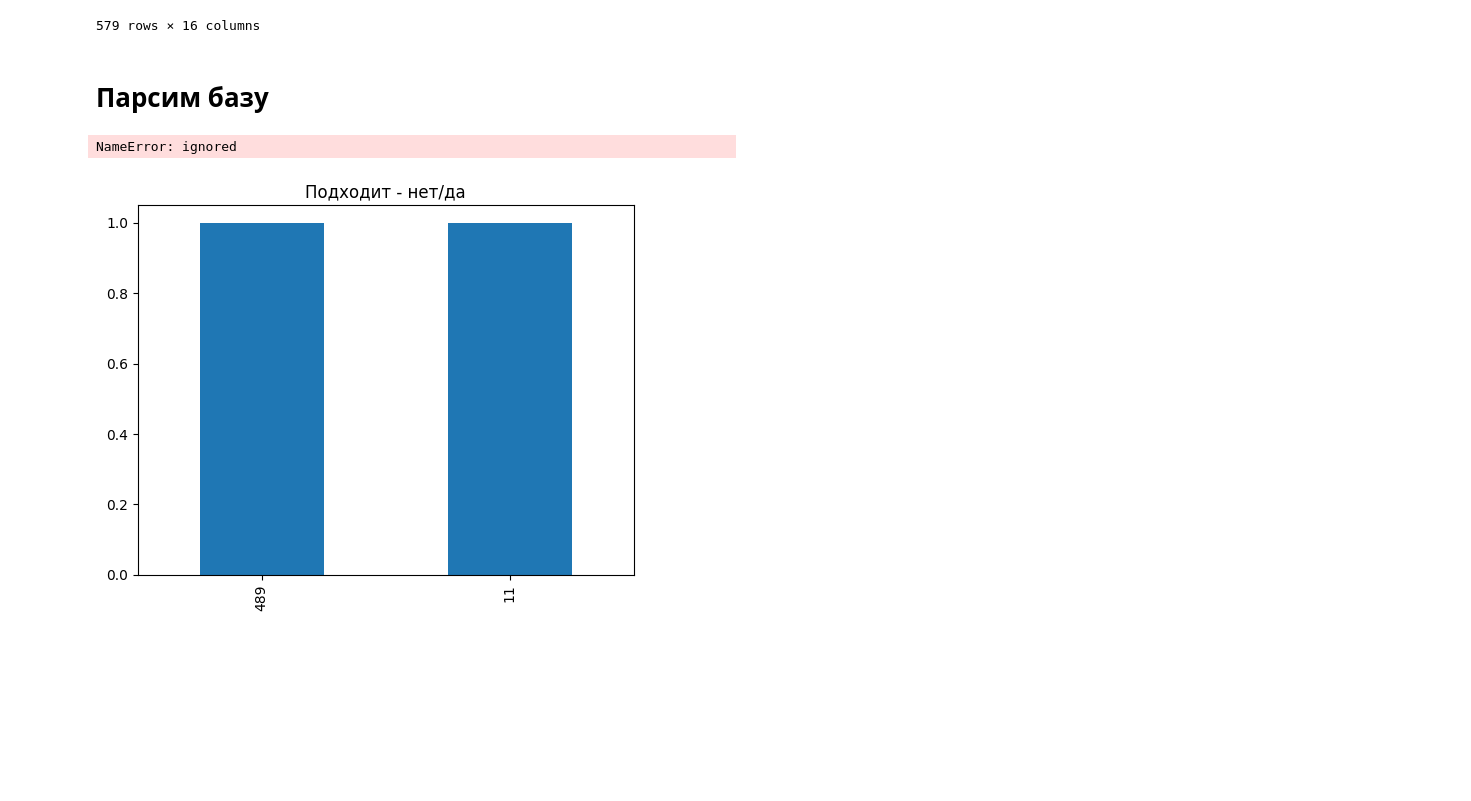
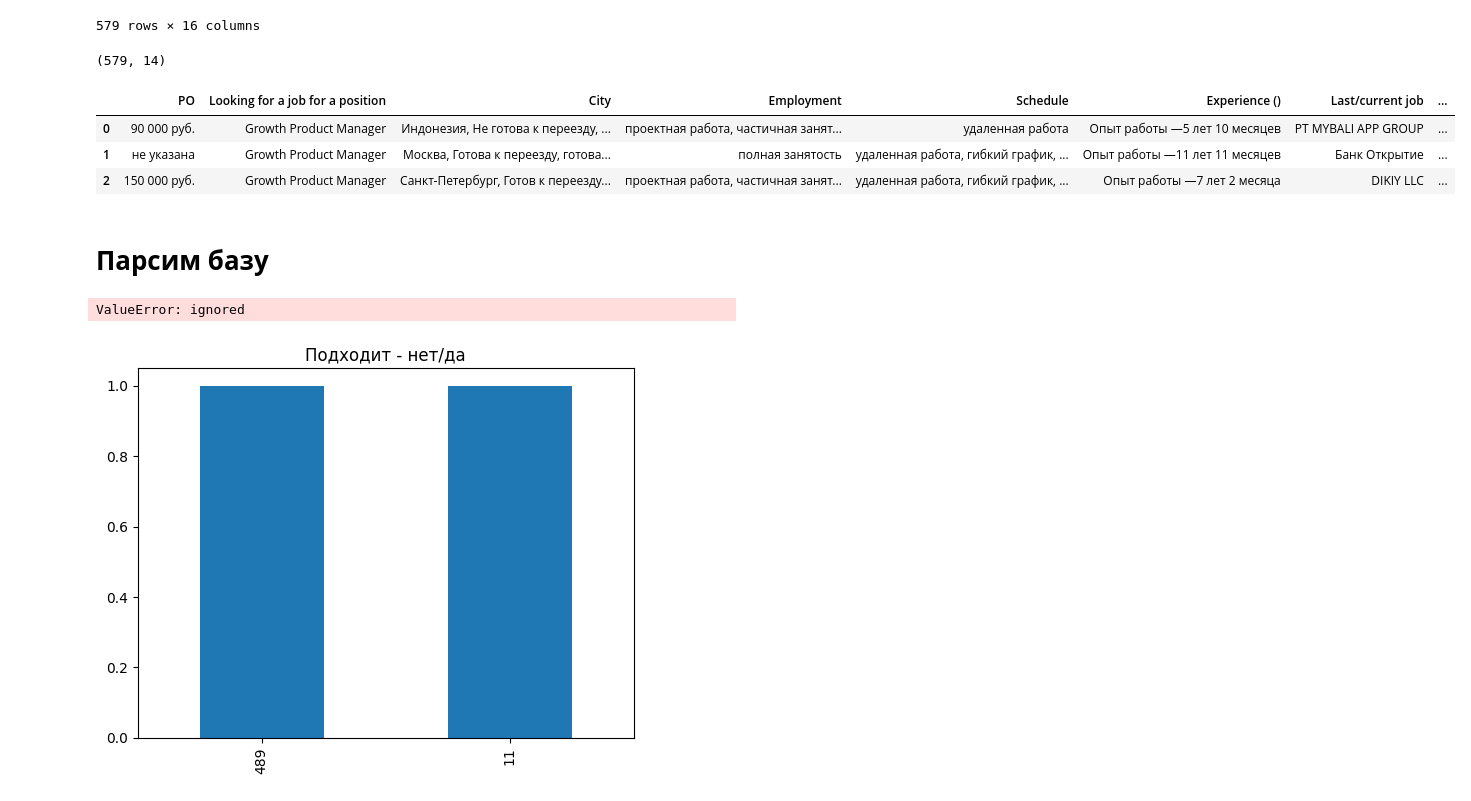
Before and after one commit to SvetlanaSR/-, a Jupyter notebook: "INSPECTRUM_CLINIC_HR_RECSYS_GR1_ipynb".ipynb, the cells around one changed output. Saved outputs shown, nothing was run; the diff lists cells and outputs as text; code cells hidden in the pictures; blank space fills up the shorter version.

```diff
--- a/"INSPECTRUM_CLINIC_HR_RECSYS_GR1_ipynb".ipynb
+++ b/"INSPECTRUM_CLINIC_HR_RECSYS_GR1_ipynb".ipynb
@@ -777,6 +777,23 @@ data
 | 580 | 2023-01-24 00:00:00 | 0 | не указана | Product Manager в команду Финансо... | Уфа, Не готова к переезду, готова... | полная занятость | удаленная работа, гибкий график, ... | ... |
 | 581 | 2023-02-03 00:00:00 | 0 | не указана | Product Manager в команду HR | Уфа, Хочу переехать: Австралия, А... | проектная работа, стажировка, час... | удаленная работа, гибкий график, ... | ... |
 579 rows × 16 columns
+# %%
+#Убрать лишние столбцы
+
+fixed_df = data.drop(data.columns[0],axis = 1)         # Убираем первый столбец с продублированными индексами. Он нам не нужен
+fixed_df = fixed_df.drop(fixed_df.columns[0],axis = 1) # Убираем первый столбец с датой отклика. Он нам не нужен
+# fixed_df = fixed_df.drop(fixed_df.columns[0],axis = 1) # Убираем первый столбец с ФИО. Он нам не нужен. В обновленном датасете
+# его не оказалось, поэтому строка закомментирована.
+# Вывод количества резюме и числа оставшихся признаков
+print(fixed_df.shape)
+
+fixed_df.head(3)
+# %% [output]
+(579, 14)
+|  | PO | Looking for a job for a position | City | Employment | Schedule | Experience () | Last/current job | ... |
+| 0 | 90 000 руб. | Growth Product Manager | Индонезия, Не готова к переезду, ... | проектная работа, частичная занят... | удаленная работа | Опыт работы —5 лет 10 месяцев | PT MYBALI APP GROUP | ... |
+| 1 | не указана | Growth Product Manager | Москва, Готова к переезду, готова... | полная занятость | удаленная работа, гибкий график, ... | Опыт работы —11 лет 11 месяцев | Банк Открытие | ... |
+| 2 | 150 000 руб. | Growth Product Manager | Санкт-Петербург, Готов к переезду... | проектная работа, частичная занят... | удаленная работа, гибкий график, ... | Опыт работы —7 лет 2 месяца | DIKIY LLC | ... |
 # %% [markdown]
 # **Парсим базу**
 # %%
@@ -984,7 +1001,7 @@ def get01Data(values):
 # %%
 (xTrain01, yTrain) = get01Data(fixed_df.values) # Извлекаем значения загруженного набора данных
 # %% [output]
-NameError: ignored
+ValueError: ignored
 # %%
 #Смотрим на распределение признаков Подходит - да/нет
 countsSuitable = data['Suitable - yes/no'].value_counts()
```
Also changed, not shown: parts of 5 cells of this notebook.
